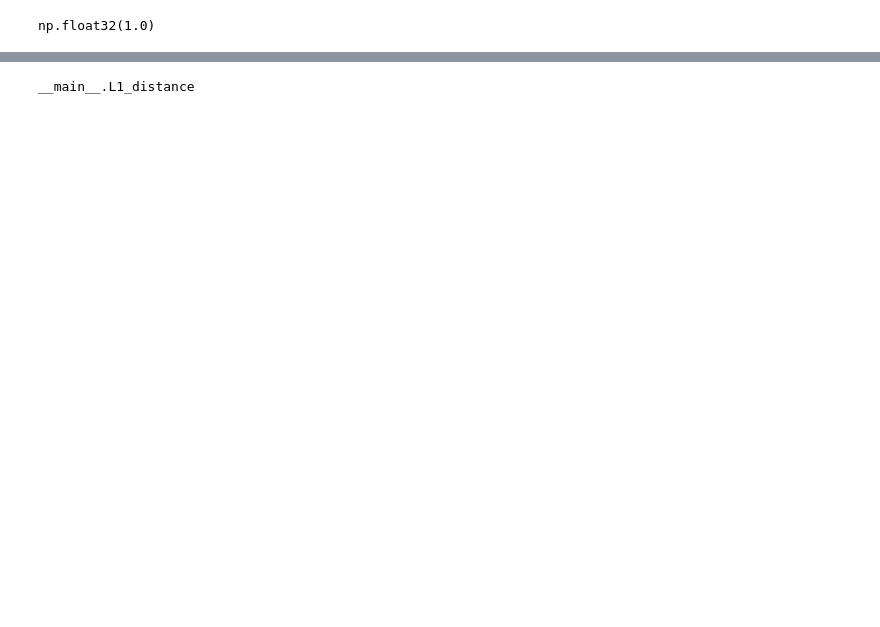
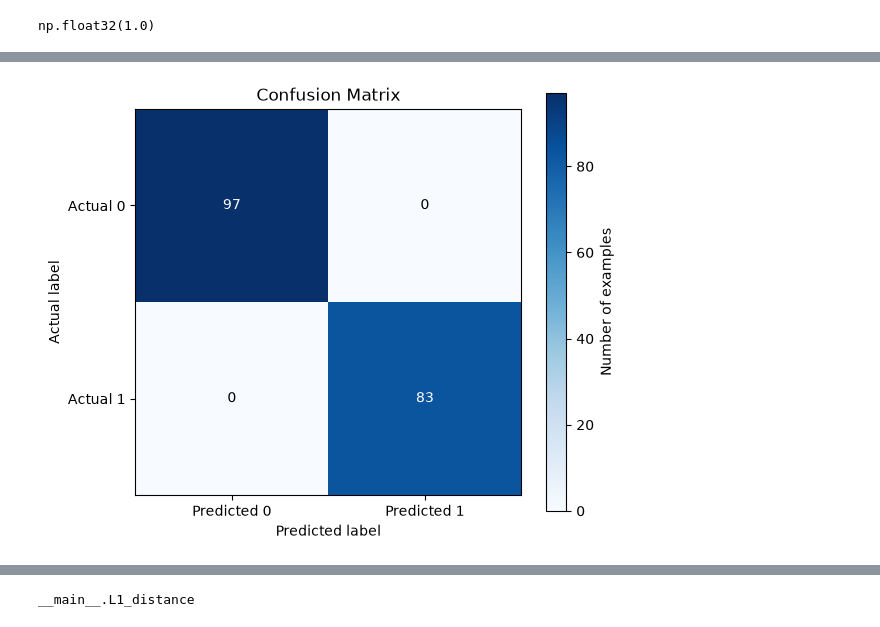
Before and after one commit to rottenambrosia/Facial-Recognition-using-Convolutional-Siamese-Networks, a Jupyter notebook: notebook.ipynb, the cells around one changed output, grey strips where cells are left out. Saved outputs shown, nothing was run; the diff lists cells and outputs as text; code cells hidden in the pictures; blank space fills up the shorter version.

```diff
--- a/notebook.ipynb
+++ b/notebook.ipynb
@@ -563,0 +570,69 @@ np.float32(0.0)
+# %%
+# Full test-set diagnostic overview
+all_y_true = []
+all_y_pred = []
+test_losses = []
+
+for input_batch, validation_batch, labels_batch in test_data:
+    predictions_batch = siamese_neural_network.predict(
+        [input_batch, validation_batch], verbose=0
+    )
+    test_losses.append(
+        float(loss_function(labels_batch, predictions_batch).numpy())
+    )
+    all_y_true.append(np.asarray(labels_batch).reshape(-1))
+    all_y_pred.append(np.asarray(predictions_batch).reshape(-1))
+
+y_true_all = np.concatenate(all_y_true).astype(int)
+y_pred_scores = np.concatenate(all_y_pred)
+y_pred_all = (y_pred_scores >= 0.5).astype(int)
+
+true_positives = np.sum((y_true_all == 1) & (y_pred_all == 1))
+false_positives = np.sum((y_true_all == 0) & (y_pred_all == 1))
+false_negatives = np.sum((y_true_all == 1) & (y_pred_all == 0))
+
+precision_value = true_positives / (true_positives + false_positives) if true_positives + false_positives else 0.0
+recall_value = true_positives / (true_positives + false_negatives) if true_positives + false_negatives else 0.0
+accuracy_value = np.mean(y_true_all == y_pred_all)
+f1_value = (2 * precision_value * recall_value / (precision_value + recall_value)
+             if precision_value + recall_value else 0.0)
+confusion_matrix = tf.math.confusion_matrix(
+    y_true_all, y_pred_all, num_classes=2
+).numpy()
+
+print("Model Diagnostic Overview")
+print("=" * 28)
+print(f"Examples evaluated: {len(y_true_all)}")
+print(f"Average test loss:  {np.mean(test_losses):.4f}")
+print(f"Accuracy:           {accuracy_value:.4f}")
+print(f"Precision:          {precision_value:.4f}")
+print(f"Recall:             {recall_value:.4f}")
+print(f"F1 score:           {f1_value:.4f}")
+print("\nConfusion matrix [rows = actual, columns = predicted]")
+print("                 Predicted 0  Predicted 1")
+print(f"Actual 0         {confusion_matrix[0, 0]:12d}  {confusion_matrix[0, 1]:12d}")
+print(f"Actual 1         {confusion_matrix[1, 0]:12d}  {confusion_matrix[1, 1]:12d}")
+
+plt.figure(figsize=(6, 5))
+plt.imshow(confusion_matrix, interpolation="nearest", cmap="Blues")
+plt.title("Confusion Matrix")
+plt.colorbar(label="Number of examples")
+plt.xticks([0, 1], ["Predicted 0", "Predicted 1"])
+plt.yticks([0, 1], ["Actual 0", "Actual 1"])
+plt.xlabel("Predicted label")
+plt.ylabel("Actual label")
+
+for row in range(2):
+    for column in range(2):
+        plt.text(
+            column,
+            row,
+            confusion_matrix[row, column],
+            ha="center",
+            va="center",
+            color="white" if confusion_matrix[row, column] > confusion_matrix.max() / 2 else "black",
+        )
+
+plt.tight_layout()
+plt.show()
+# %% [output]
@@ -564,3 +652,4 @@ np.float32(0.0)
+[figure, added]
 # %%
 plt.imshow(test_input[0])
 # %% [output]
```
Also changed, not shown: parts of 25 cells of this notebook, 1 other file.
